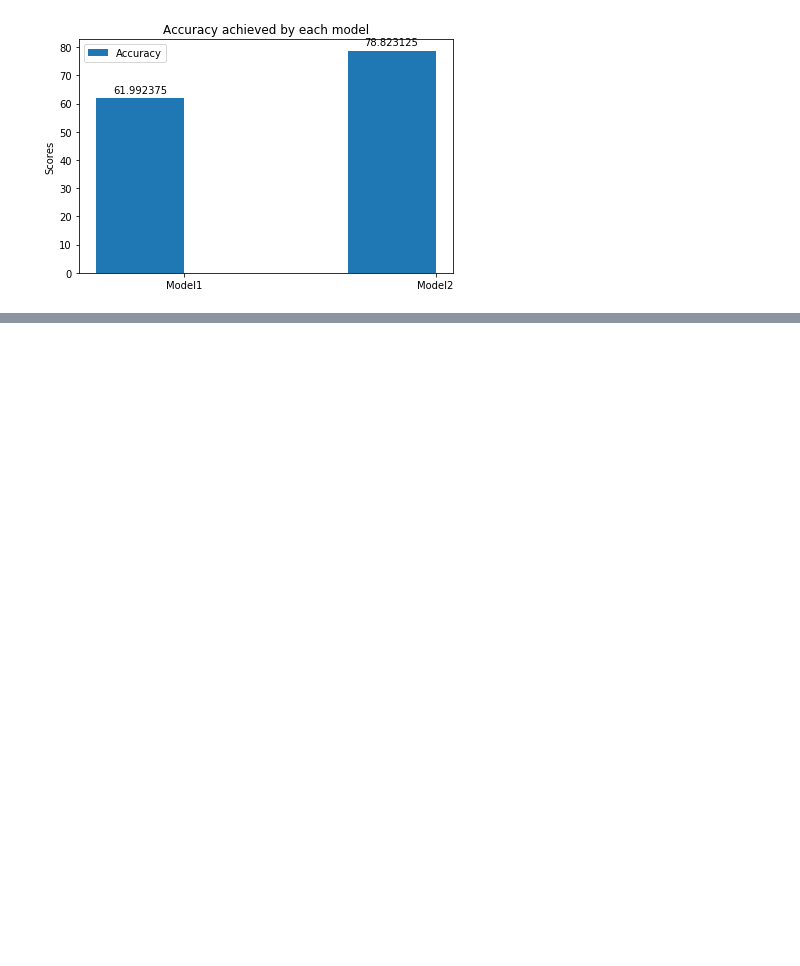
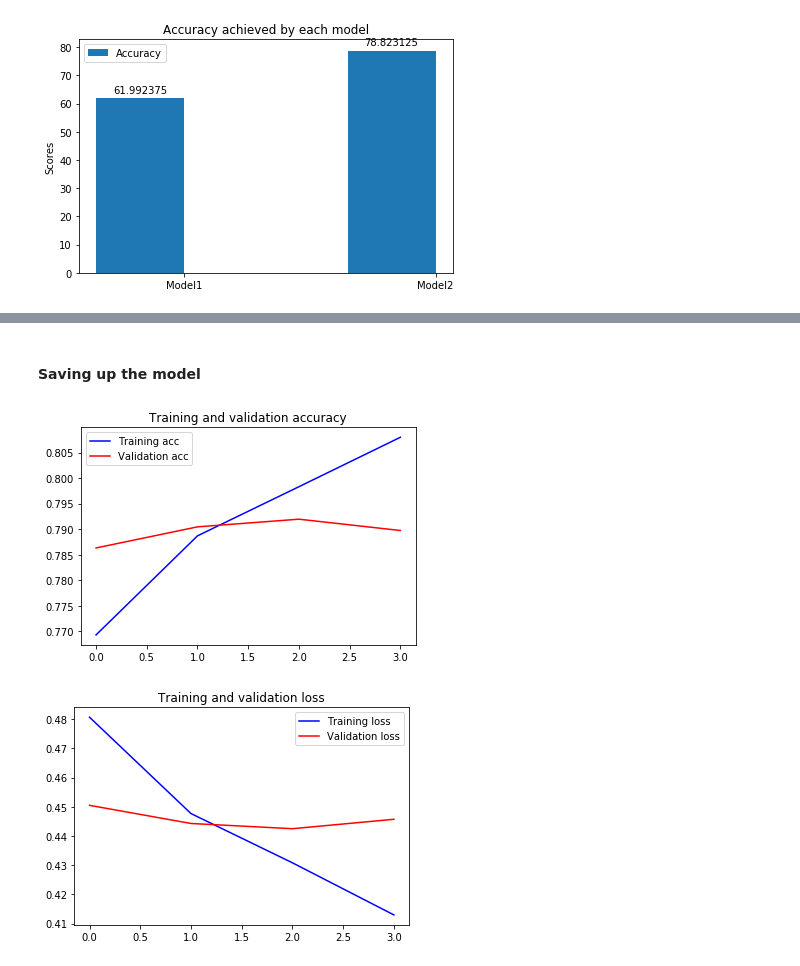
Before and after one commit to malhamid/SentimentAnalysis, a Jupyter notebook: TweetSentimentAnalysis.ipynb, the cells around one changed output, grey strips where cells are left out. Drawn from its saved outputs; the diff is of its cells as text; code cells hidden in the pictures; blank space fills up the shorter version.

Commit message:
Updating the sentiment analysis models

```diff
--- a/TweetSentimentAnalysis.ipynb
+++ b/TweetSentimentAnalysis.ipynb
@@ -626,0 +689,3 @@ plot_models_performance(['Model1', 'Model2'], [correct, acc_model2 * 100])
+# %%
+y_train = train_df[['neg', 'pos']]
+y_train
@@ -626,0 +746,2 @@ plot_models_performance(['Model1', 'Model2'], [correct, acc_model2 * 100])
+# %%
+model_3 = build_CNN(embedding_layer, SEQUENCE_LENGTH, vocab_size, 2)
@@ -626,0 +766,8 @@ plot_models_performance(['Model1', 'Model2'], [correct, acc_model2 * 100])
+# %%
+# Model Parameters
+EPOCHS = 4
+BATCH_SIZE = 1024
+# %%
+%%time
+history_m3 = model_3.fit(X_train, y_train, batch_size= BATCH_SIZE, epochs=EPOCHS, validation_split=0.1,
+                        shuffle=True)
@@ -626,0 +792,2 @@ plot_models_performance(['Model1', 'Model2'], [correct, acc_model2 * 100])
+# %% [markdown]
+#### Saving up the model
@@ -626,0 +796,24 @@ plot_models_performance(['Model1', 'Model2'], [correct, acc_model2 * 100])
+# %%
+acc = history_m3.history['acc']
+val_acc = history_m3.history['val_acc']
+loss = history_m3.history['loss']
+val_loss = history_m3.history['val_loss']
+
+epochs = range(len(acc))
+
+plt.plot(epochs, acc, 'b', label='Training acc')
+plt.plot(epochs, val_acc, 'r', label='Validation acc')
+plt.title('Training and validation accuracy')
+plt.legend()
+
+plt.figure()
+
+plt.plot(epochs, loss, 'b', label='Training loss')
+plt.plot(epochs, val_loss, 'r', label='Validation loss')
+plt.title('Training and validation loss')
+plt.legend()
+
+plt.show()
+# %% [output]
+[figure, added]
+[figure, added]
```
Also changed, not shown: parts of 23 cells of this notebook.
